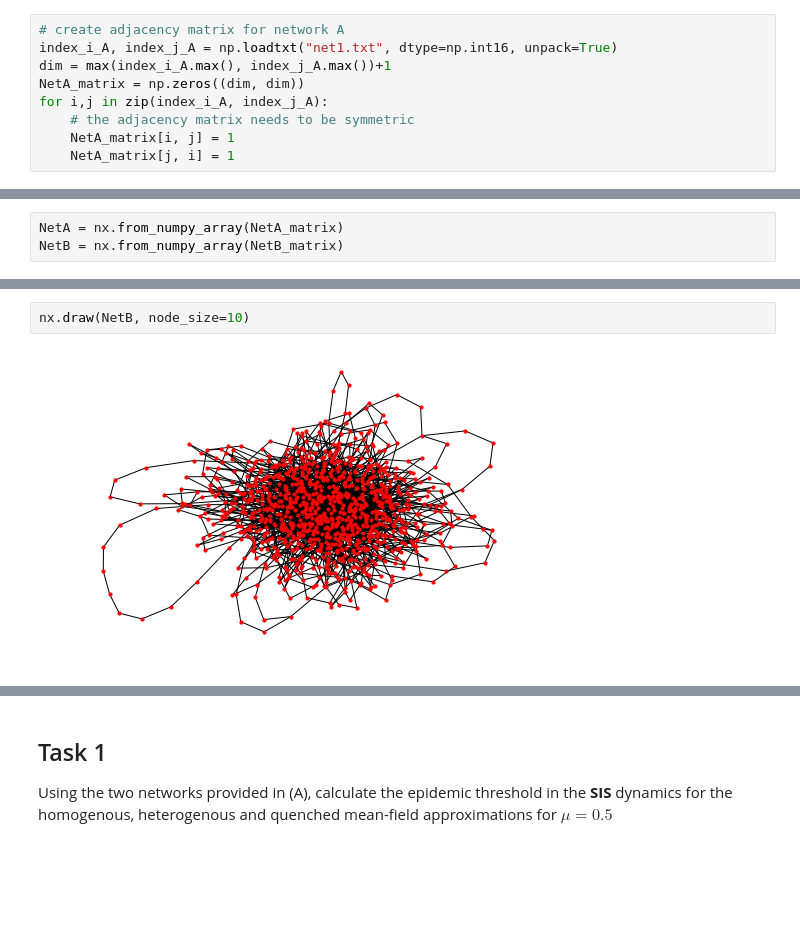
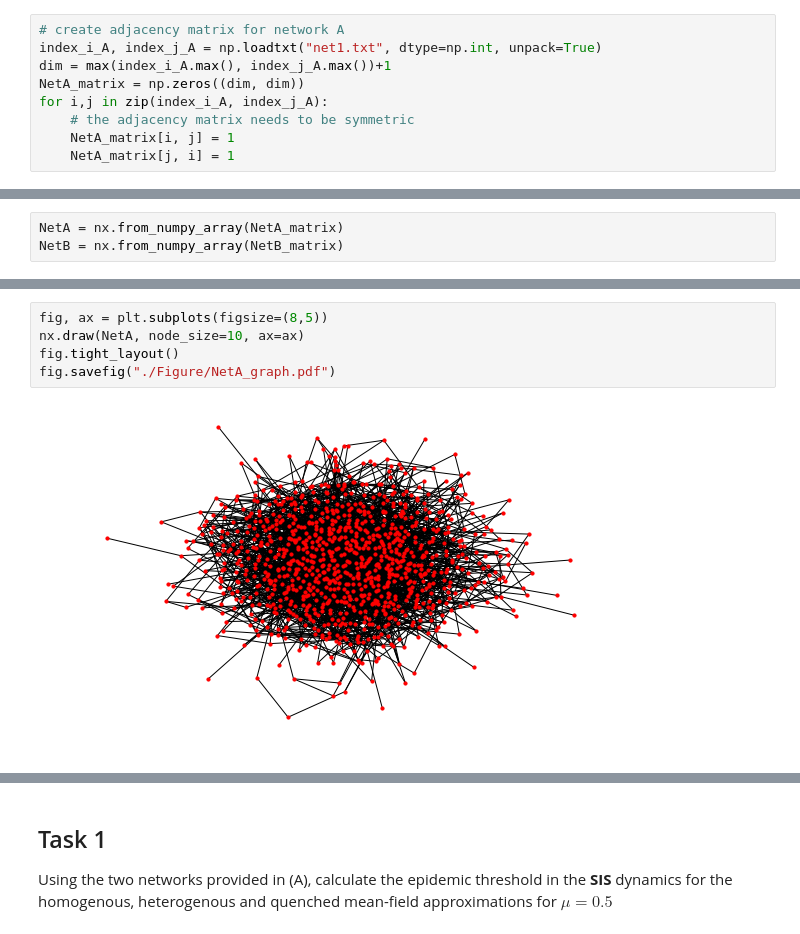
Before and after one commit to Agos95/ComplexSyst, a Jupyter notebook: 02/Agostini_Federico_code2 - Copia.ipynb, the cells around one changed output, grey strips where cells are left out. Saved outputs shown, nothing was run; the diff lists cells and outputs as text; blank space fills up the shorter version.

```diff
--- a/02/Agostini_Federico_code2.ipynb
+++ b/02/Agostini_Federico_code2 - Copia.ipynb
@@ -12,6 +14,6 @@ import networkx as nx
 # %%
 # create adjacency matrix for network A
-index_i_A, index_j_A = np.loadtxt("net1.txt", dtype=np.int16, unpack=True)
+index_i_A, index_j_A = np.loadtxt("net1.txt", dtype=np.int, unpack=True)
 dim = max(index_i_A.max(), index_j_A.max())+1
 NetA_matrix = np.zeros((dim, dim))
 for i,j in zip(index_i_A, index_j_A):
@@ -37,4 +35,7 @@ nx.draw(NetA, node_size=10)
-# %%
-nx.draw(NetB, node_size=10)
-# %% [output]
-[figure, removed]
+# %%
+fig, ax = plt.subplots(figsize=(8,5))
+nx.draw(NetA, node_size=10, ax=ax)
+fig.tight_layout()
+fig.savefig("./Figure/NetA_graph.pdf")
+# %% [output]
+[figure, added]
```
Also changed, not shown: parts of 11 cells of this notebook, 5 other files.
